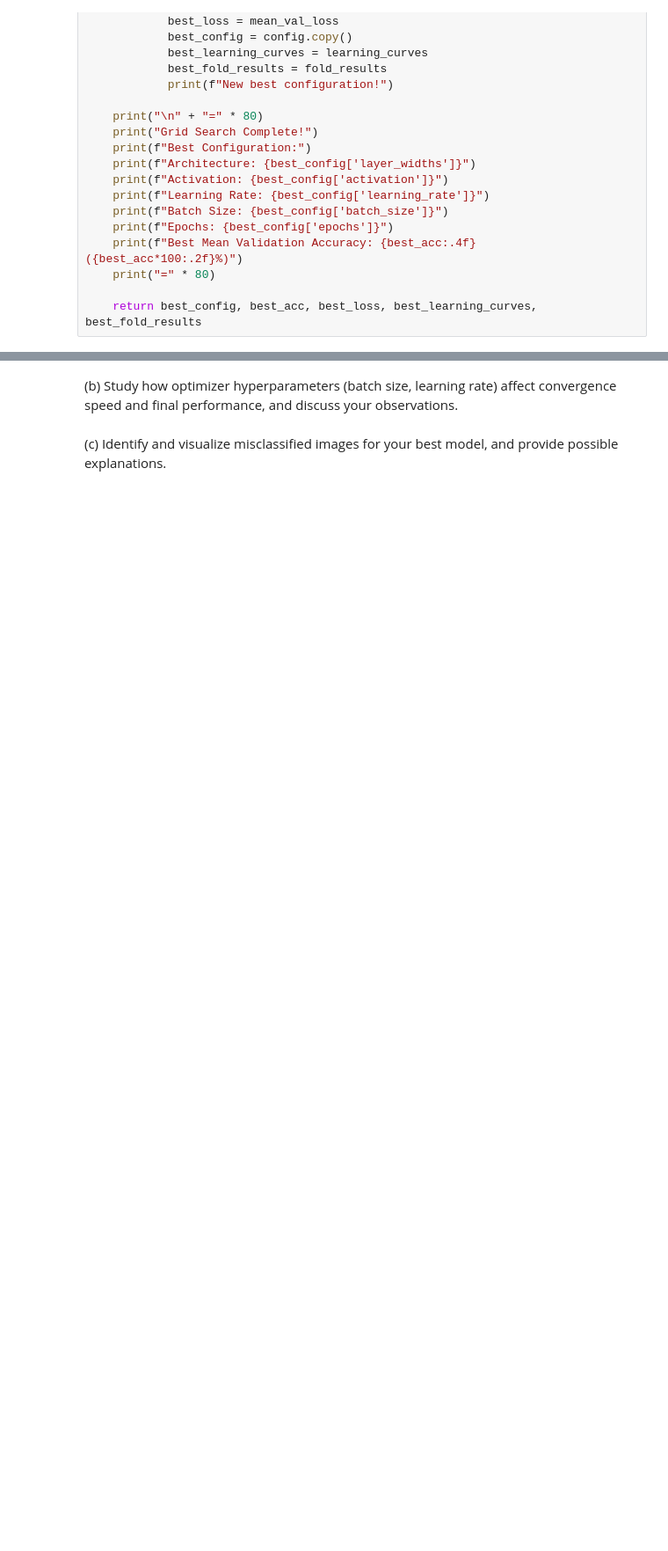
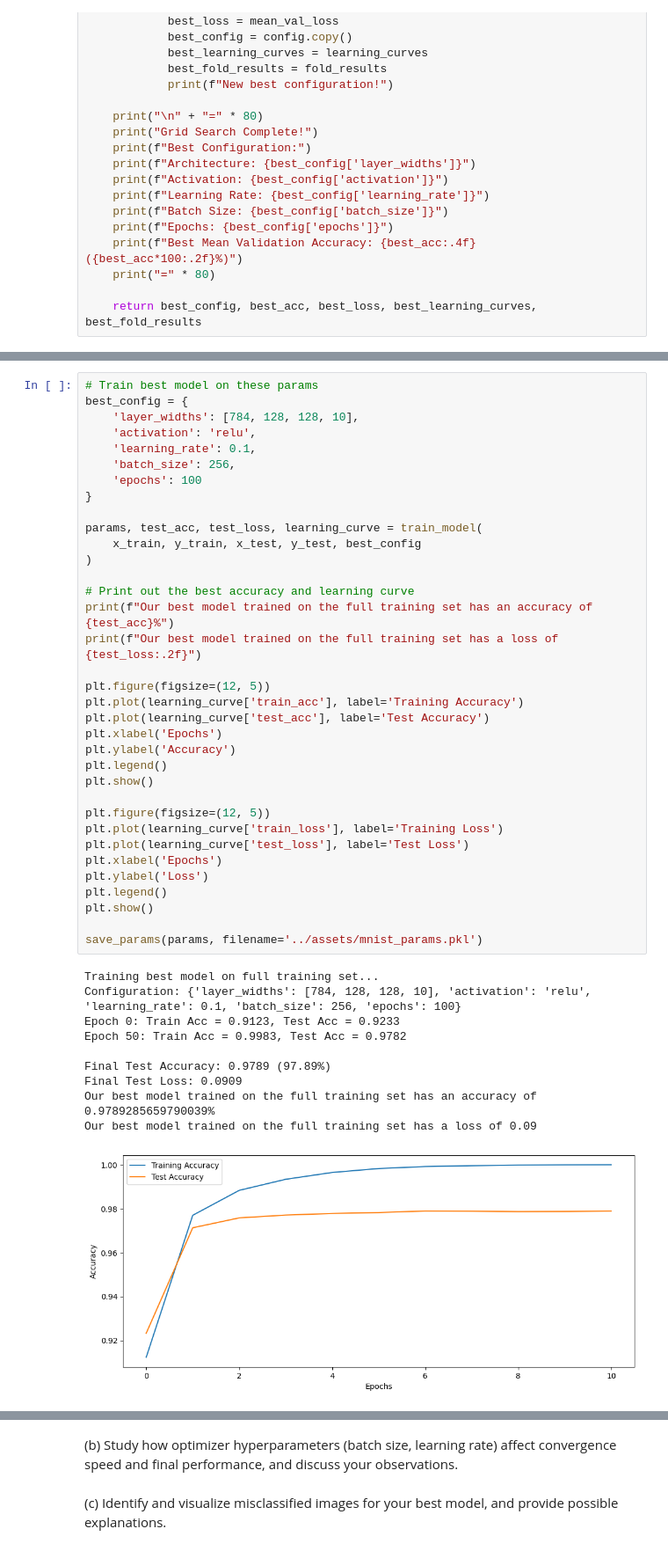
Before and after one commit to yazanmashal03/laoml-project, a Jupyter notebook: notebook/project2.ipynb, the cells around one changed output, grey strips where cells are left out. Shown at 88% size. Drawn from its saved outputs; the diff is of its cells as text; blank space fills up the shorter version.

Commit message:
trained a 97 percent model

```diff
--- a/notebook/project2.ipynb
+++ b/notebook/project2.ipynb
@@ -470 +442,47 @@ Fold 4, Epoch 50: Val Acc = 0.8923, Val Loss = 0.3943
 KeyboardInterrupt:
+# %%
+# Train best model on these params
+best_config = {
+    'layer_widths': [784, 128, 128, 10],
+    'activation': 'relu',
+    'learning_rate': 0.1,
+    'batch_size': 256,
+    'epochs': 100
+}
+
+params, test_acc, test_loss, learning_curve = train_model(
+    x_train, y_train, x_test, y_test, best_config
+)
+
+# Print out the best accuracy and learning curve
+print(f"Our best model trained on the full training set has an accuracy of {test_acc}%")
+print(f"Our best model trained on the full training set has a loss of {test_loss:.2f}")
+
+plt.figure(figsize=(12, 5))
+plt.plot(learning_curve['train_acc'], label='Training Accuracy')
+plt.plot(learning_curve['test_acc'], label='Test Accuracy')
+plt.xlabel('Epochs')
+plt.ylabel('Accuracy')
+plt.legend()
+plt.show()
+
+plt.figure(figsize=(12, 5))
+plt.plot(learning_curve['train_loss'], label='Training Loss')
+plt.plot(learning_curve['test_loss'], label='Test Loss')
+plt.xlabel('Epochs')
+plt.ylabel('Loss')
+plt.legend()
+plt.show()
+
+save_params(params, filename='../assets/mnist_params.pkl')
+# %% [output]
+Training best model on full training set...
+Configuration: {'layer_widths': [784, 128, 128, 10], 'activation': 'relu', 'learning_rate': 0.1, 'batch_size': 256, 'epochs': 100}
+Epoch 0: Train Acc = 0.9123, Test Acc = 0.9233
+Epoch 50: Train Acc = 0.9983, Test Acc = 0.9782
+
+Final Test Accuracy: 0.9789 (97.89%)
+Final Test Loss: 0.0909
+Our best model trained on the full training set has an accuracy of 0.9789285659790039%
+Our best model trained on the full training set has a loss of 0.09
+[figure, added]
```
Also changed, not shown: parts of 3 cells of this notebook, 1 other file.
